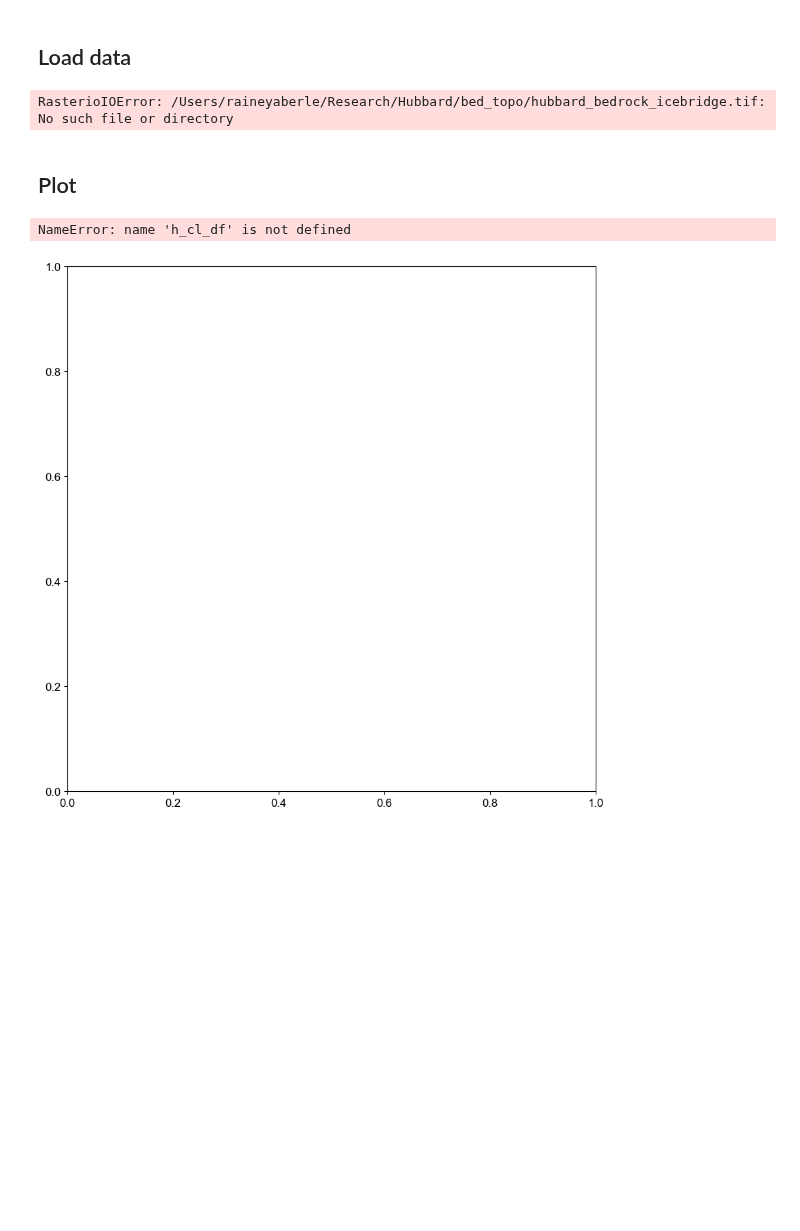
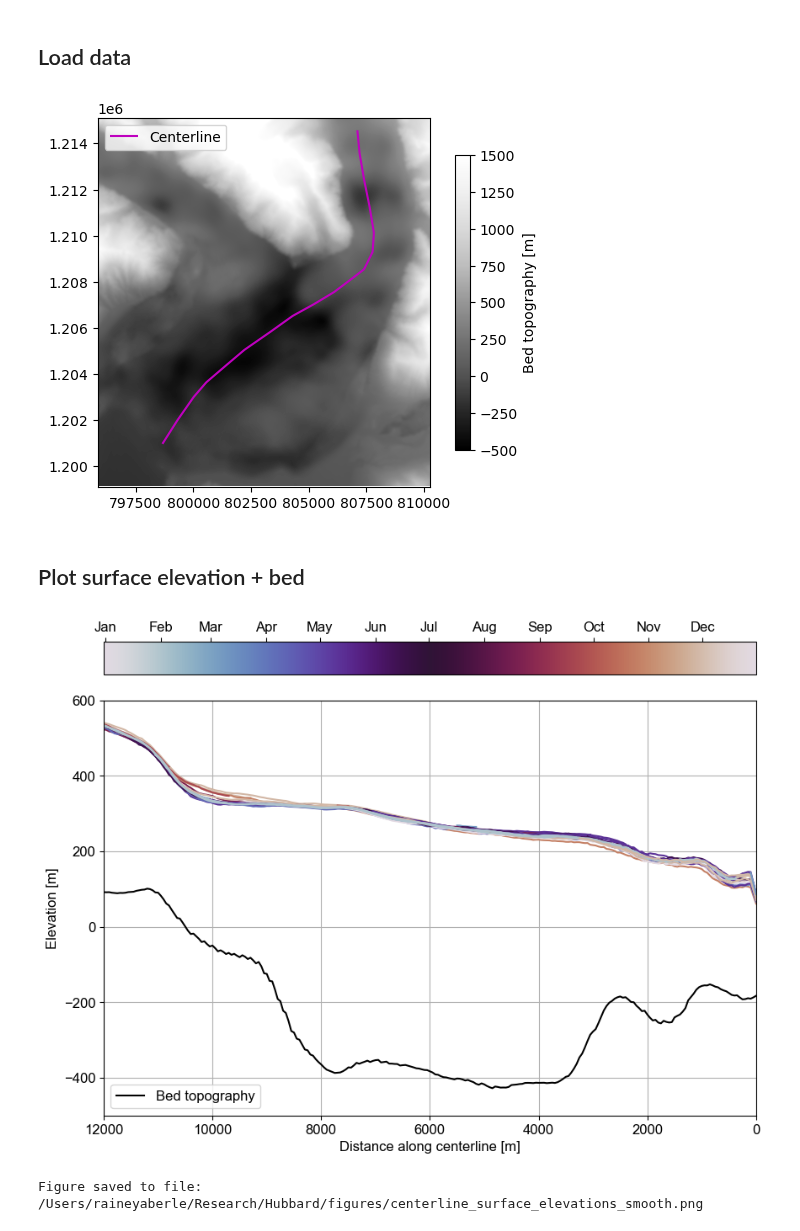
Before and after one commit to pohlan/Hubbard2024, a Jupyter notebook: make_paper_figures/surface_elevations_centerline.ipynb, the cells around one changed output. Saved outputs shown, nothing was run; the diff lists cells and outputs as text; code cells hidden in the pictures; blank space fills up the shorter version.

Commit message:
figure updates

```diff
--- a/make_paper_figures/surface_elevations_centerline.ipynb
+++ b/make_paper_figures/surface_elevations_centerline.ipynb
@@ -13,87 +15,93 @@ from matplotlib.cm import ScalarMappable
 ## Define paths in directory
 # %%
 # Path to Hubbard data for convenience
-base_path = '/Users/raineyaberle/Research/Hubbard/'
+data_path = '/Users/raineyaberle/Research/Hubbard/'
 
 # Where figure will be saved
-figures_out_path = os.path.join(base_path, 'figures')
+figures_out_path = os.path.join(data_path, 'figures')
 
 # Bed topography
-bed_fn = os.path.join(base_path, 'bed_topo', 'hubbard_bedrock_icebridge.tif')
+bed_fn = os.path.join(data_path, 'bed_topo', 'hubbard_bedrock_icebridge.tif')
 
 # Centerline
-cl_fn = os.path.join(base_path, 'velocity', 'center_50m.gpkg')
+cl_fn = os.path.join(data_path, 'velocity', 'center_50m.gpkg')
 
 # Surface elevations
-h_cl_fn = os.path.join(base_path, 'DEMs', 'centerline_surface_elevation_timeseries_smooth.csv')
+h_cl_fn = os.path.join(data_path, 'DEMs', 'centerline_surface_elevation_timeseries_smooth.csv')
 # %% [markdown]
 ## Load data
 # %%
-# Bed
-bed = xr.open_dataset(bed_fn)
-
 # Centerline
 cl = gpd.read_file(cl_fn)
 # calculate distance vector
 def create_distance_vector(line):
     x, y = line.coords.xy[0], line.coords.xy[1]
     line_dist = np.zeros(len(line.coords.xy[0]))
     for i in range(1, len(line.coords.xy[0])):
         line_dist[i] = np.sqrt((x[i]-x[i-1])**2 + (y[i]-y[i-1])**2) + line_dist[i-1]
     return line_dist
 cl_dist = create_distance_vector(cl.geometry[0])
+# Flip to start near terminus
+cl_dist = np.flip(cl_dist)
+
+# Bed
+bed = xr.open_dataset(bed_fn)
+x_samp, y_samp = cl.geometry[0].coords.xy
+bed_cl = [bed.sel(x=x, y=y, method='nearest').band_data.data[0] for x, y in list(zip(x_samp, y_samp))]
 
 # Surface elevations along centerline
 h_cl_df = pd.read_csv(h_cl_fn)
 h_cl_df['Date'] = pd.to_datetime(h_cl_df['Date'])
 
 # Plot bed and centerline map
 fig, ax = plt.subplots()
 bed_im = ax.imshow(bed.band_data.data[0], cmap='Greys_r', clim=(-0.5e3, 1.5e3),
                    extent=(np.min(bed.x.data), np.max(bed.x.data),
                            np.min(bed.y.data), np.max(bed.y.data)))
 cl.plot(ax=ax, color='m', label='Centerline')
 ax.legend(loc='upper left')
 fig.colorbar(bed_im, shrink=0.8, label='Bed topography [m]')
 
 plt.show()
 # %% [output]
-RasterioIOError: /Users/raineyaberle/Research/Hubbard/bed_topo/hubbard_bedrock_icebridge.tif: No such file or directory
+[figure, added]
 # %% [markdown]
-## Plot
+## Plot surface elevation + bed
 # %%
 # Set up figure
 plt.rcParams.update({'font.size':12, 'font.sans-serif':'Arial'})
-fig, ax = plt.subplots(1, 1, figsize=(10,10))
+fig, ax = plt.subplots(1, 1, figsize=(10,8))
 lw=1.5
 
 # Define colormap for surface profiles
 cmap = plt.cm.twilight
-
 # Plot surfaces
 h_cols = [x for x in list(h_cl_df.columns) if '.0' in x]
 for i in range(len(h_cl_df)):
     month = pd.DatetimeIndex(h_cl_df['Date']).month[i]
     color = cmap((month-1)/11)
     ax.plot(cl_dist, h_cl_df.iloc[i][h_cols], '-', linewidth=lw, color=color)
-
 # Plot bed
 x_samp, y_samp = cl.geometry[0].coords.xy
 bed_cl = [bed.sel(x=x, y=y, method='nearest').band_data.data[0] for x, y in list(zip(x_samp, y_samp))]
 ax.plot(cl_dist, bed_cl, '-k', linewidth=lw, label='Bed topography')
-
+# Plot the colorbar
 # Plot the colorbar
 sm = ScalarMappable(cmap=cmap)
 cbar = fig.colorbar(sm, ax=ax, location='top')
-cbar.ax.set_xticks(np.linspace(0,1,num=12))
-cbar.ax.set_xticklabels(['Jan', 'Feb', 'Mar', 'Apr', 'May', 'June', 'Jul', 'Aug', 'Sep', 'Oct', 'Nov', 'Dec'])
-
+months = np.arange(1, 13)
+labels = list(pd.to_datetime(months, format='%m').month_name().str.slice(stop=3))
+ticks = [pd.DatetimeIndex([f'2017-0{month}-01']).dayofyear[0] / 365 if month < 10
+         else pd.DatetimeIndex([f'2017-{month}-01']).dayofyear[0] / 365
+         for month in months]
+cbar.ax.set_xticks(ticks)
+cbar.ax.set_xticklabels(labels)
 # Adjust axes
 ax.legend(loc='lower left')
 ax.grid()
 ax.set_xlabel('Distance along centerline [m]')
 ax.set_ylabel('Elevation [m]')
-ax.set_xlim(5e3, cl_dist[-1])
+ax.set_xlim(12e3, 0)
 ax.set_ylim(-500, 600)
 
 # Barcode plot of dates with elevation observations
@@ -112,5 +120,5 @@ fig_fn = os.path.join(figures_out_path, 'centerline_surface_elevations_smooth.pn
 fig.savefig(fig_fn, dpi=300, bbox_inches='tight')
 print('Figure saved to file:', fig_fn)
 # %% [output]
+[figure, new version]
-NameError: name 'h_cl_df' is not defined
+Figure saved to file: /Users/raineyaberle/Research/Hubbard/figures/centerline_surface_elevations_smooth.png
-[figure, old version]
```
Also changed, not shown: parts of 5 cells of this notebook, 3 other files.
